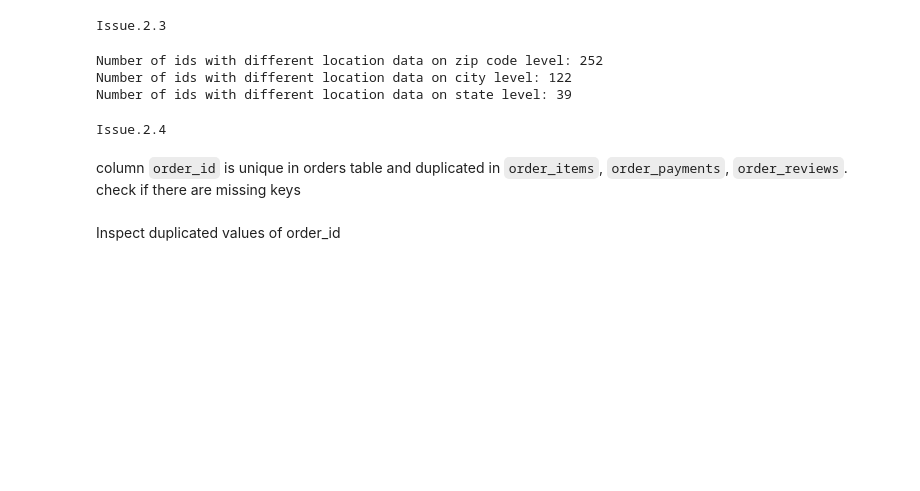
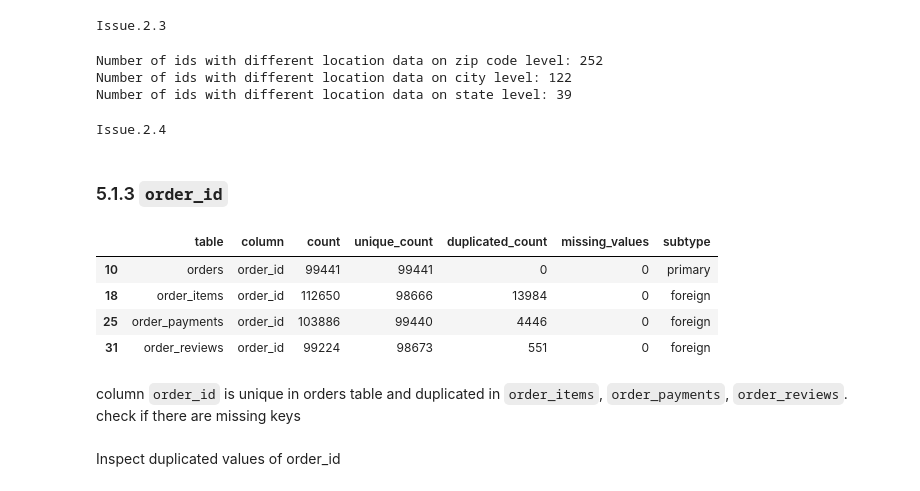
Before and after one commit to vmichael89/cf-brazilian-ecommerce-olist, a Jupyter notebook: notebooks/cleaning_exploration.ipynb, the cells around one changed output. Saved outputs shown, nothing was run; the diff lists cells and outputs as text; code cells hidden in the pictures; blank space fills up the shorter version.

```diff
--- a/notebooks/cleaning_exploration.ipynb
+++ b/notebooks/cleaning_exploration.ipynb
@@ -603,6 +646,16 @@ Number of ids with different location data on state level: 39
 issue_tracker.update_issue(notes="252 unique ids with different location data;\nCould not identify purpose of column;\n Drop column: customer_unique_id")
 # %% [output]
 Issue.2.4
+# %% [markdown]
+### 5.1.3 `order_id`
+# %%
+df_summaries["key"].query('column == "order_id"')
+# %% [output]
+|  | table | column | count | unique_count | duplicated_count | missing_values | subtype |
+| 10 | orders | order_id | 99441 | 99441 | 0 | 0 | primary |
+| 18 | order_items | order_id | 112650 | 98666 | 13984 | 0 | foreign |
+| 25 | order_payments | order_id | 103886 | 99440 | 4446 | 0 | foreign |
+| 31 | order_reviews | order_id | 99224 | 98673 | 551 | 0 | foreign |
 # %% [markdown]
 column `order_id` is unique in orders table and duplicated in `order_items`, `order_payments`, `order_reviews`. check if there are missing keys
 # %% [markdown]
```
Also changed, not shown: parts of 40 cells of this notebook.
